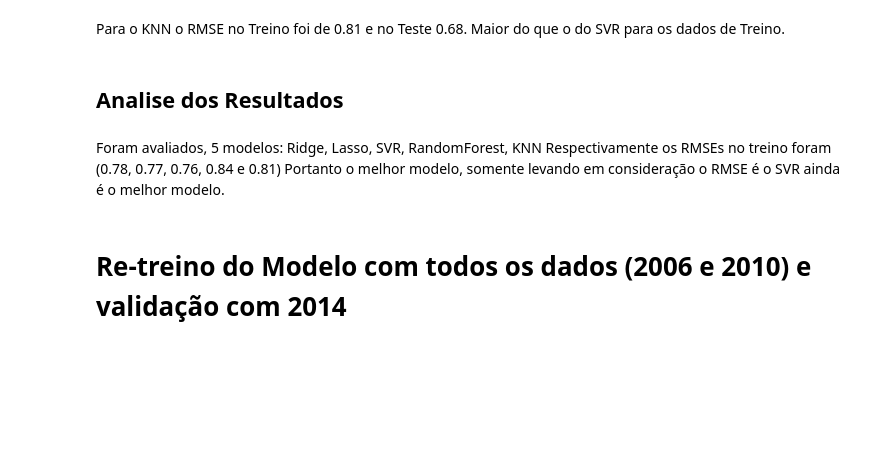
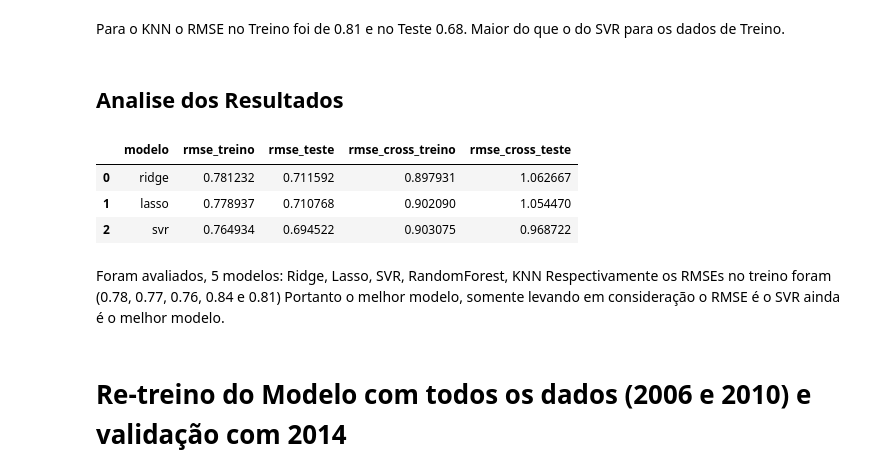
Before and after one commit to alananeo/votos, a Jupyter notebook: tarefa.ipynb, the cells around one changed output. Cells and saved outputs as stored; diff of their text form; code cells hidden in the pictures; blank space fills up the shorter version.

```diff
--- a/tarefa.ipynb
+++ b/tarefa.ipynb
@@ -321,6 +364,13 @@ preds.plot(x = "preds", y = "residuals", kind = "scatter")
 Para o KNN o RMSE no Treino foi de 0.81 e no Teste 0.68. Maior do que o do SVR para os dados de Treino.
 # %% [markdown]
 ## Analise dos Resultados
+# %%
+df_resultado
+# %% [output]
+|  | modelo | rmse_treino | rmse_teste | rmse_cross_treino | rmse_cross_teste |
+| 0 | ridge | 0.781232 | 0.711592 | 0.897931 | 1.062667 |
+| 1 | lasso | 0.778937 | 0.710768 | 0.902090 | 1.054470 |
+| 2 | svr | 0.764934 | 0.694522 | 0.903075 | 0.968722 |
 # %% [markdown]
 Foram avaliados, 5 modelos: Ridge, Lasso, SVR, RandomForest, KNN
 Respectivamente os RMSEs no treino foram (0.78, 0.77, 0.76, 0.84 e 0.81)
```
Also changed, not shown: parts of 26 cells of this notebook, 1 other file.
